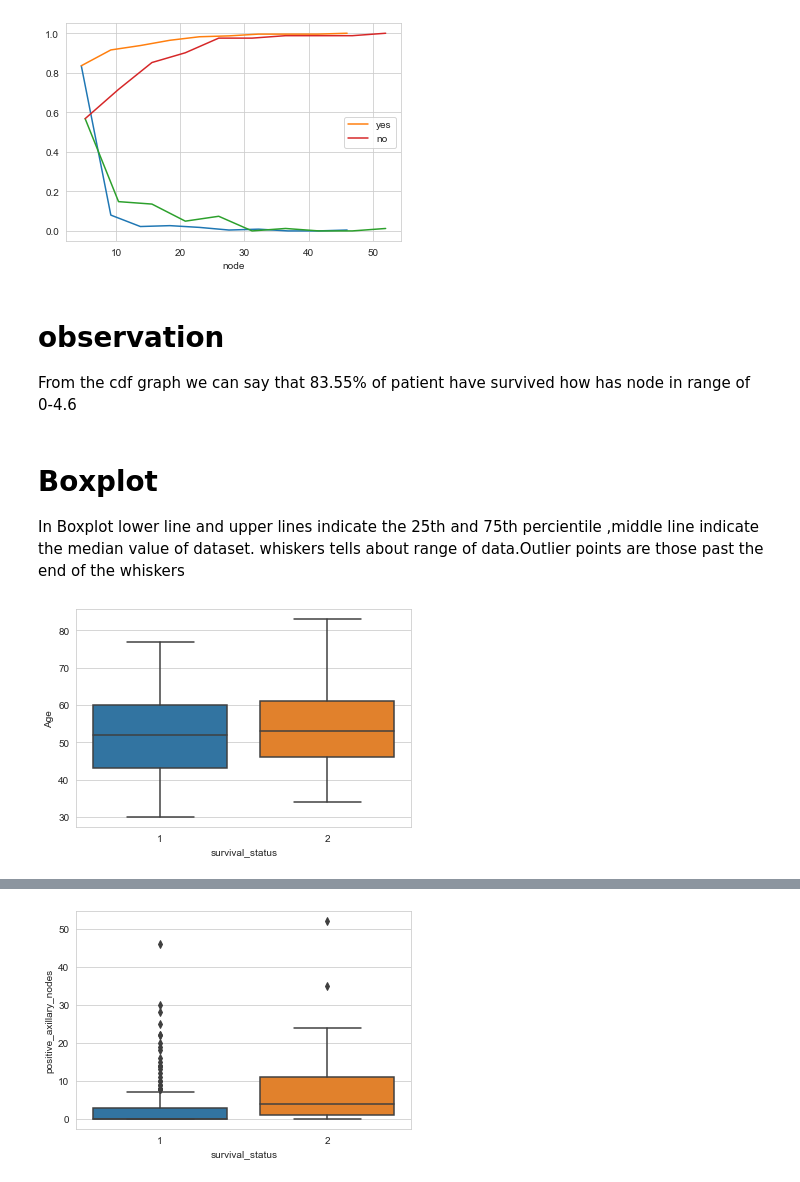
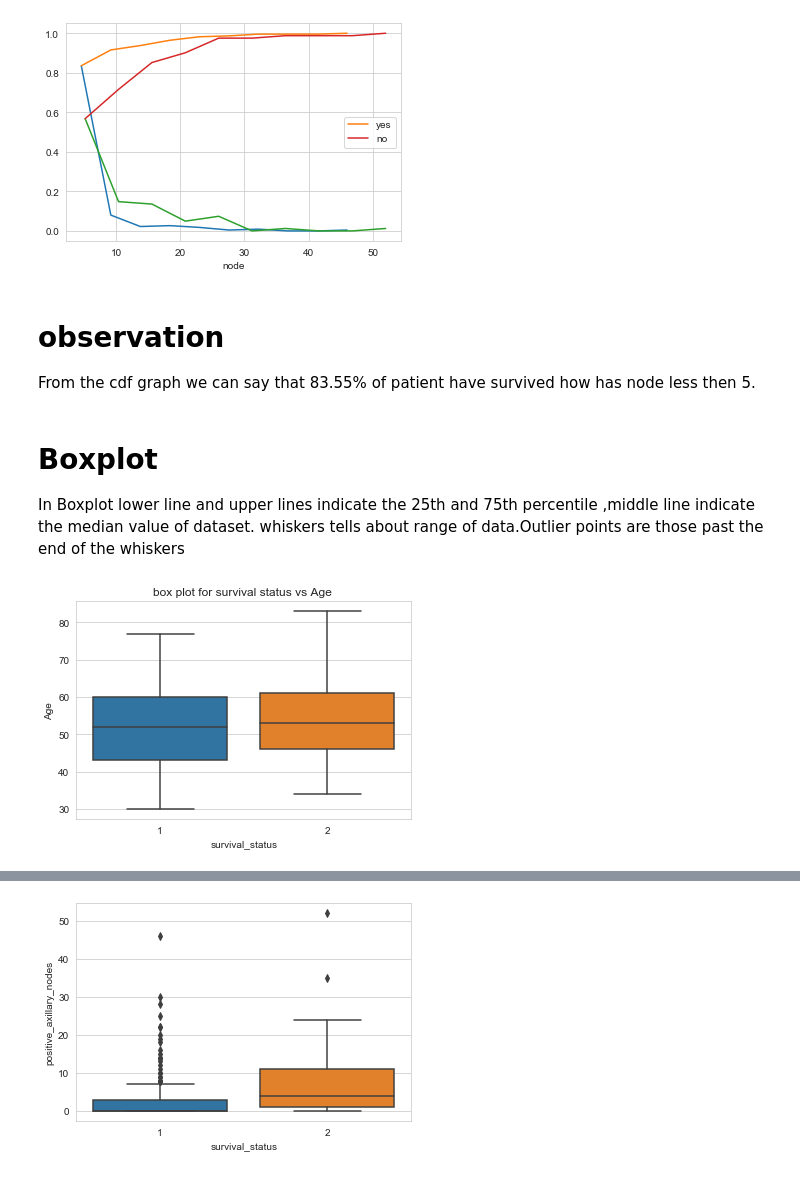
Before and after one commit to khrcmukesh2012/iris-dataset-analysis, a Jupyter notebook: EDA/haberman.ipynb, the cells around one changed output, grey strips where cells are left out. Saved outputs shown, nothing was run; the diff lists cells and outputs as text; code cells hidden in the pictures.

Commit message:
haberman data analysis

```diff
--- a/EDA/haberman.ipynb
+++ b/EDA/haberman.ipynb
@@ -127,14 +151,14 @@ plt.show()
 [figure]
 # %% [markdown]
 # observation
- From the cdf graph we can say that 83.55% of patient have survived how has node in range of 0-4.6
+ From the cdf graph we can say that 83.55% of patient have survived how has node less then 5.
 # %% [markdown]
 # Boxplot
-In Boxplot lower line and upper lines indicate the 25th and 75th percientile ,middle line indicate the median value of dataset.
+In Boxplot lower line and upper lines indicate the 25th and 75th percentile  ,middle line indicate the median value of dataset.
 whiskers tells about range of data.Outlier points are those past the end of the whiskers
 # %%
 sns.set_style('whitegrid')
-sns.boxplot(x="survival_status",y="Age",data=dataset)
+sns.boxplot(x="survival_status",y="Age",data=dataset).set_title('box plot for survival status vs Age ')
 plt.show()
 # %% [output]
-[figure, old version]
+[figure, new version]
```
Also changed, not shown: parts of 15 cells of this notebook, 15 other files.
